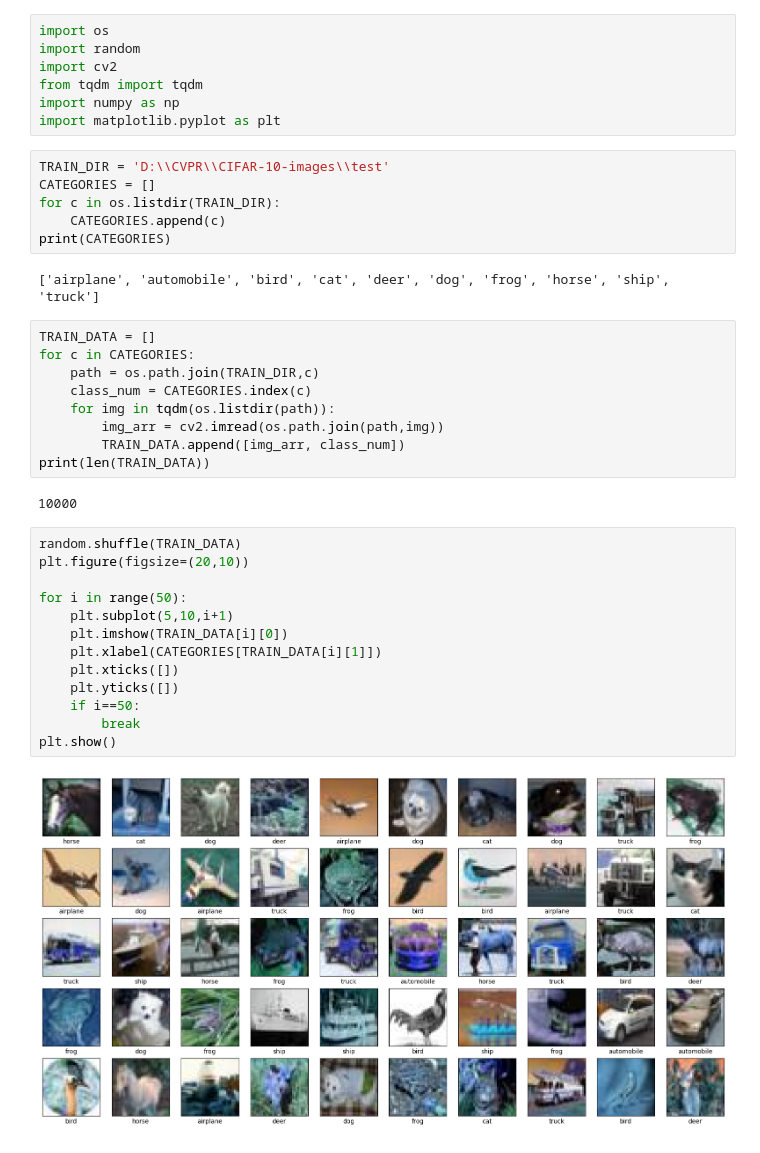
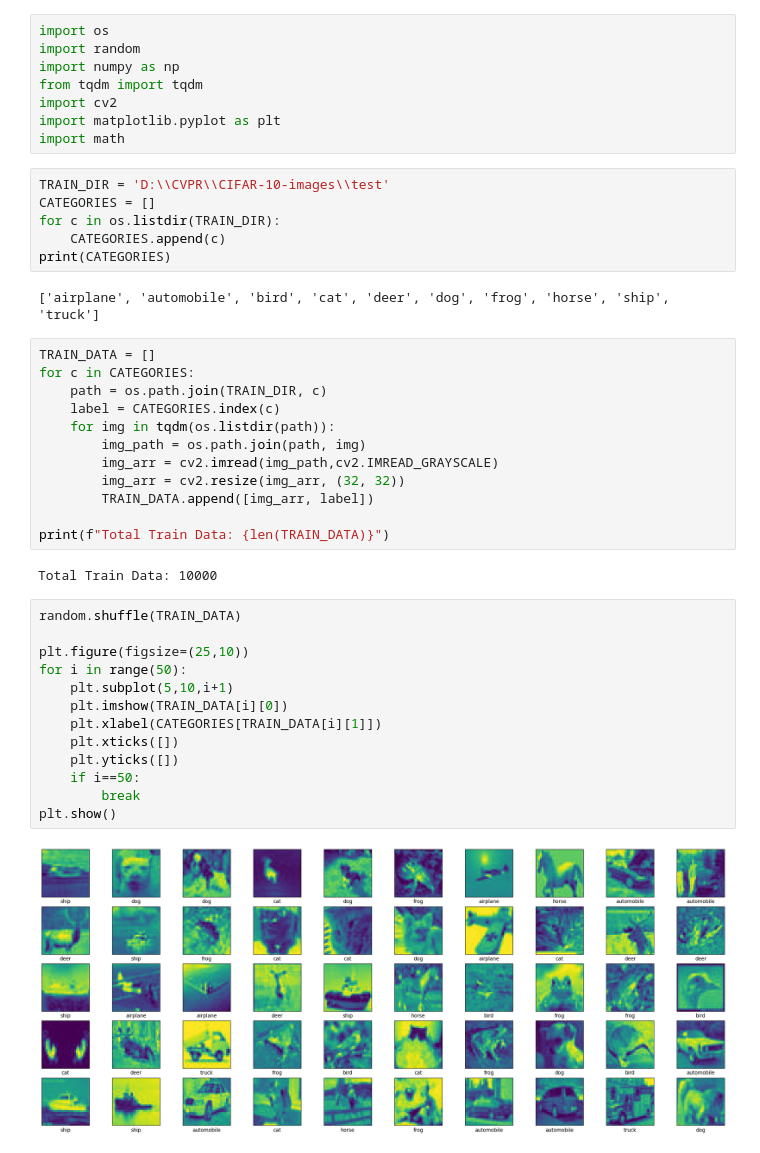
Before and after one commit to ProgSomel/CVPR, a Jupyter notebook: MID/assignment_1_KNN.ipynb, the cells around one changed output. Drawn from its saved outputs; the diff is of its cells as text.

```diff
--- a/MID/assignment_1_KNN.ipynb
+++ b/MID/assignment_1_KNN.ipynb
@@ -1,10 +1,11 @@
 # %%
 import os
 import random
+import numpy as np
+from tqdm import tqdm
 import cv2
-from tqdm import tqdm
-import numpy as np
 import matplotlib.pyplot as plt
+import math
 # %%
 TRAIN_DIR = 'D:\\CVPR\\CIFAR-10-images\\test'
 CATEGORIES = []
@@ -16,26 +17,29 @@ print(CATEGORIES)
 # %%
 TRAIN_DATA = []
 for c in CATEGORIES:
-    path = os.path.join(TRAIN_DIR,c)
-    class_num = CATEGORIES.index(c)
+    path = os.path.join(TRAIN_DIR, c)
+    label = CATEGORIES.index(c)
     for img in tqdm(os.listdir(path)):
-        img_arr = cv2.imread(os.path.join(path,img))
-        TRAIN_DATA.append([img_arr, class_num])
-print(len(TRAIN_DATA))
+        img_path = os.path.join(path, img)
+        img_arr = cv2.imread(img_path,cv2.IMREAD_GRAYSCALE)
+        img_arr = cv2.resize(img_arr, (32, 32))
+        TRAIN_DATA.append([img_arr, label])
+
+print(f"Total Train Data: {len(TRAIN_DATA)}")
 # %% [output]
-10000
+Total Train Data: 10000
 # %%
 random.shuffle(TRAIN_DATA)
-plt.figure(figsize=(20,10))
 
+plt.figure(figsize=(25,10))
 for i in range(50):
     plt.subplot(5,10,i+1)
     plt.imshow(TRAIN_DATA[i][0])
     plt.xlabel(CATEGORIES[TRAIN_DATA[i][1]])
     plt.xticks([])
     plt.yticks([])
     if i==50:
         break
 plt.show()
 # %% [output]
-[figure, old version]
+[figure, new version]
```
Also changed, not shown: parts of 10 cells of this notebook.
